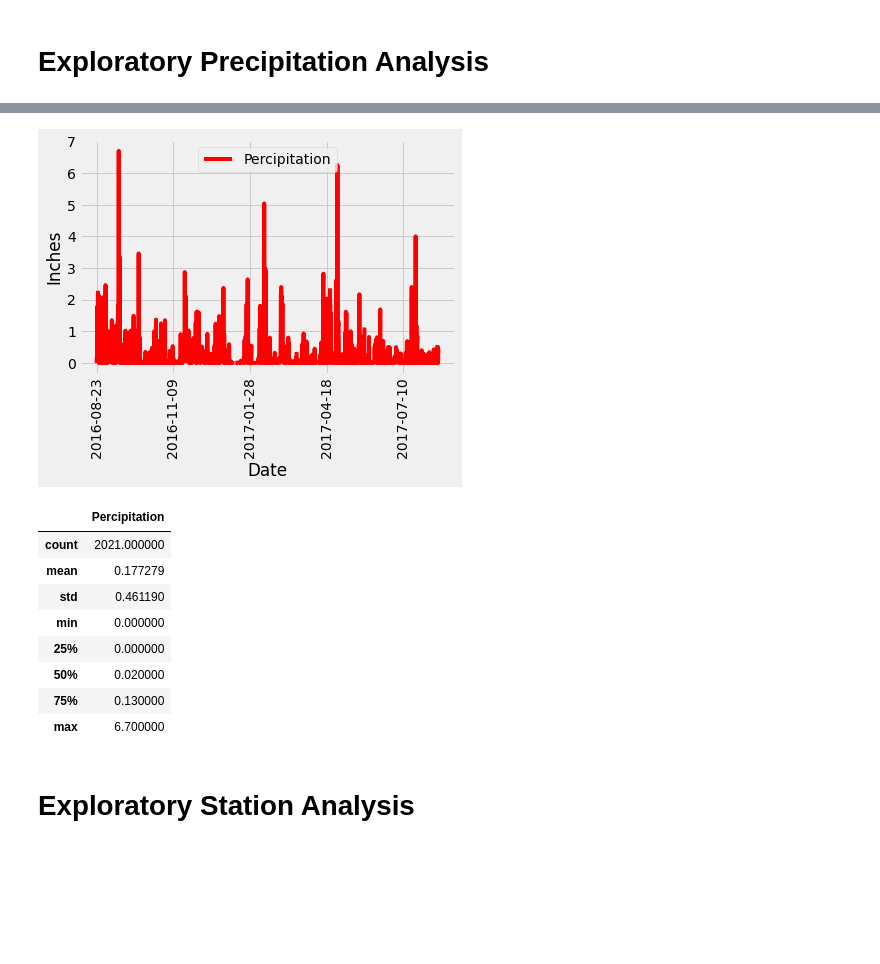
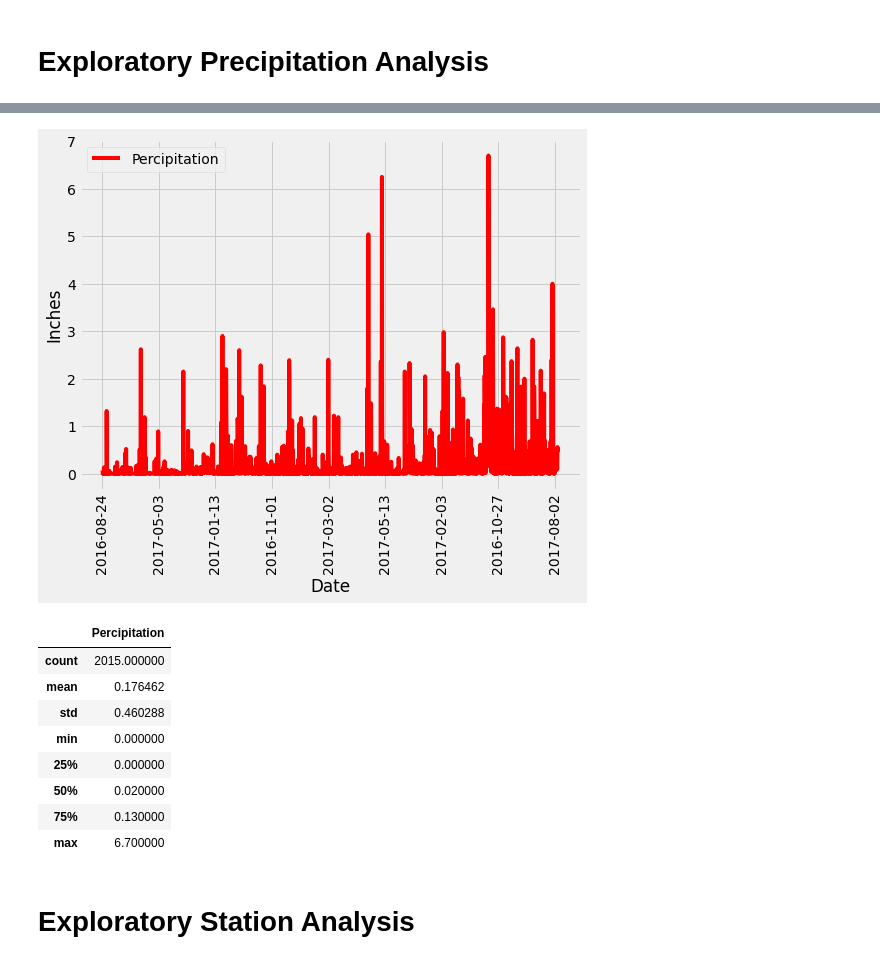
Before and after one commit to Darriousj/sqlalchemy-challenge, a Jupyter notebook: climate_DJM.ipynb, the cells around one changed output, grey strips where cells are left out. Drawn from its saved outputs; the diff is of its cells as text; code cells hidden in the pictures; blank space fills up the shorter version.

```diff
--- a/climate_DJM.ipynb
+++ b/climate_DJM.ipynb
@@ -49,5 +43,6 @@ session = Session(engine)
 # %%
 # Find the most recent date in the data set.
 rec_date=session.query(Mea.date).order_by(Mea.date.desc()).first()
-print("Recent Date:",rec_date)
+recent_date=dt.datetime.strptime(rec_date[0],'%Y-%m-%d')
+print("Recent Date:",recent_date)
 # %% [output]
@@ -55,8 +50,7 @@ Recent Date: ('2017-08-23',)
 # %%
 # Design a query to retrieve the last 12 months of precipitation data and plot the results.
 # Starting from the most recent data point in the database.
-
 # Calculate the date one year from the last date in data set.
-twel_mon=dt.date(2017,8,23) - dt.timedelta(days=365)
-print("12_Months Ago:",twel_mon)
+twel_months = recent_date - relativedelta(months=12)
+twel_months
 # %% [output]
@@ -64,4 +58,5 @@ print("12_Months Ago:",twel_mon)
 # %%
 # Perform a query to retrieve the date and precipitation scores
-#session.query(Mea.date, Mea.prcp).all()
 #engine.execute("select date,prcp from measurement where date between '2016-08-23' and '2017-08-23'order by date ").fetchall()
+dt_prcp=session.query(Mea.date, Mea.prcp).filter(Mea.date>=twel_months).filter(Mea.date.between(twel_months,recent_date)).all()
+#dt_prcp
@@ -76,0 +63,11 @@ date_prcp.index.rename("Date",inplace=True)
+# %%
+#Save the query results as a Pandas DataFrame and set the index to the date column
+dte_prcp=pd.DataFrame(dt_prcp,columns = ['date', 'prcp'])
+#dte_prcp
+#drop nulls
+dte_prcp_cln = dte_prcp.dropna(how="any")
+#set index
+dte_prcp_idx = dte_prcp_cln.set_index("date")
+dte_prcp_idx.rename(columns={'prcp':'Percipitation'},inplace=True)
+dte_prcp_idx.index.rename("Date",inplace=True)
+dte_prcp_idx
@@ -77,19 +89,19 @@ date_prcp.index.rename("Date",inplace=True)
 # %%
 # Use Pandas Plotting with Matplotlib to plot the data
-date_prcp.plot(rot=90, color='red')
+dte_prcp_idx.plot(figsize=(8,6),rot=90,color='red')
 plt.ylabel('Inches')
 plt.legend(fontsize=14)
 plt.show()
 # %% [output]
-[figure, old version]
+[figure, new version]
 # %%
 # Use Pandas to calcualte the summary statistics for the precipitation data
-date_prcp.describe()
+dte_prcp_idx.describe()
 # %% [output]
 |  | Percipitation |
-| count | 2021.000000 |
-| mean | 0.177279 |
-| std | 0.461190 |
+| count | 2015.000000 |
+| mean | 0.176462 |
+| std | 0.460288 |
 | min | 0.000000 |
 | 25% | 0.000000 |
 | 50% | 0.020000 |
```
Also changed, not shown: parts of 14 cells of this notebook, 2 other files.
